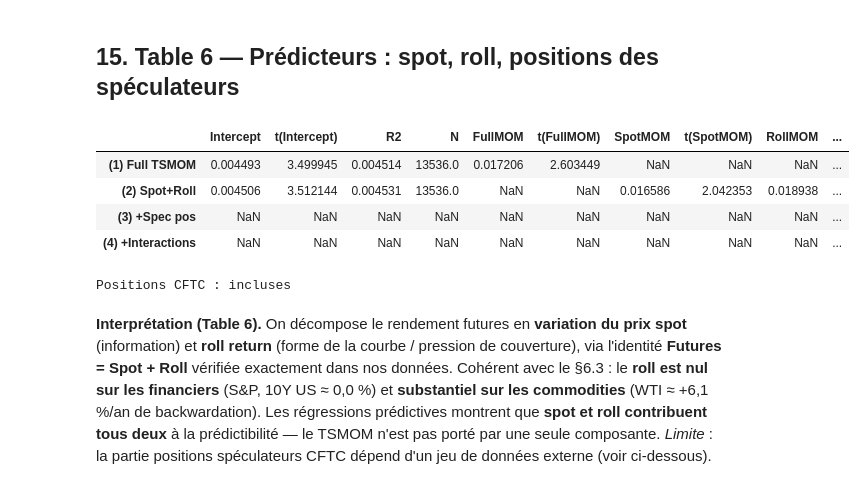
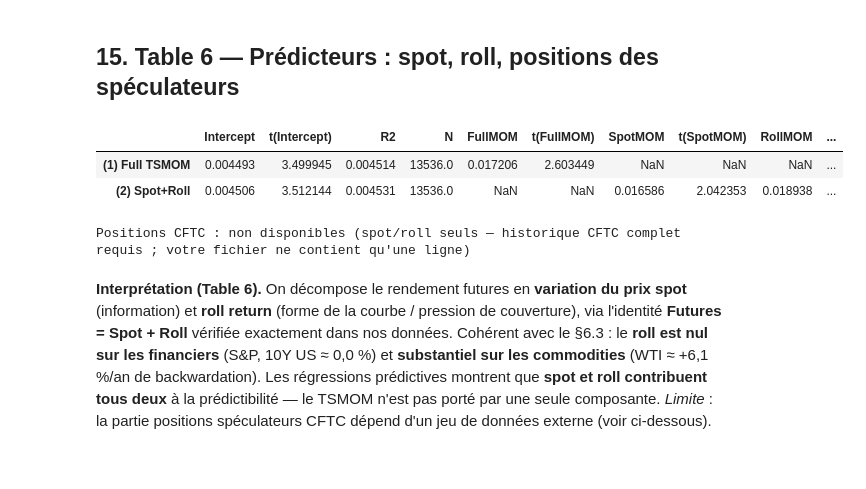
Before and after one commit to Mariuscalaque/Moskowitz-HuaOoi-Pedersen-Time-Series-Momentum-, a Jupyter notebook: replication_complete.ipynb, the cells around one changed output. Drawn from its saved outputs; the diff is of its cells as text; code cells hidden in the pictures.

```diff
--- a/replication_complete.ipynb
+++ b/replication_complete.ipynb
@@ -395,21 +388,20 @@ Panel C — facteurs expliqués par TSMOM :
 # %%
 comps = spot_roll_monthly(prices)           # total / spot / roll (via M1, M2)
 sigs = momentum_signals_12m(comps, k=LOOKBACK_MONTHS)
 total = comps['total'].loc[comps['total'].index.isin(monthly_ret.index)]
 net_spec = ext.get('cftc_cot')
 t6 = analysis.table6_predictors(
         total.loc[m], sigs['total'].loc[m], sigs['spot'].loc[m], sigs['roll'].loc[m],
         net_spec.loc[net_spec.index.isin(total.index)] if net_spec is not None else None)
 tables.table6_save(t6)
 display(t6)
-print('Positions CFTC :', 'incluses' if net_spec is not None else 'non (spot/roll seuls)')
+_cftc_ok = net_spec is not None and len(net_spec.dropna(how='all')) >= 24
+print('Positions CFTC :', 'incluses' if _cftc_ok else "non disponibles (spot/roll seuls — historique CFTC complet requis ; votre fichier ne contient qu'une ligne)")
 # %% [output]
 |  | Intercept | t(Intercept) | R2 | N | FullMOM | t(FullMOM) | SpotMOM | t(SpotMOM) | RollMOM | ... |
 | (1) Full TSMOM | 0.004493 | 3.499945 | 0.004514 | 13536.0 | 0.017206 | 2.603449 | NaN | NaN | NaN | ... |
 | (2) Spot+Roll | 0.004506 | 3.512144 | 0.004531 | 13536.0 | NaN | NaN | 0.016586 | 2.042353 | 0.018938 | ... |
-| (3) +Spec pos | NaN | NaN | NaN | NaN | NaN | NaN | NaN | NaN | NaN | ... |
-| (4) +Interactions | NaN | NaN | NaN | NaN | NaN | NaN | NaN | NaN | NaN | ... |
-Positions CFTC : incluses
+Positions CFTC : non disponibles (spot/roll seuls — historique CFTC complet requis ; votre fichier ne contient qu'une ligne)
 # %% [markdown]
 **Interprétation (Table 6).** On décompose le rendement futures en **variation du prix spot** (information) et **roll return** (forme de la courbe / pression de couverture), via l'identité **Futures = Spot + Roll** vérifiée exactement dans nos données. Cohérent avec le §6.3 : le **roll est nul sur les financiers** (S&P, 10Y US ≈ 0,0 %) et **substantiel sur les commodities** (WTI ≈ +6,1 %/an de backwardation). Les régressions prédictives montrent que **spot et roll contribuent tous deux** à la prédictibilité — le TSMOM n'est pas porté par une seule composante. *Limite* : la partie positions spéculateurs CFTC dépend d'un jeu de données externe (voir ci-dessous).
 # %% [markdown]
```
Also changed, not shown: parts of 8 cells of this notebook, 3 other files.
